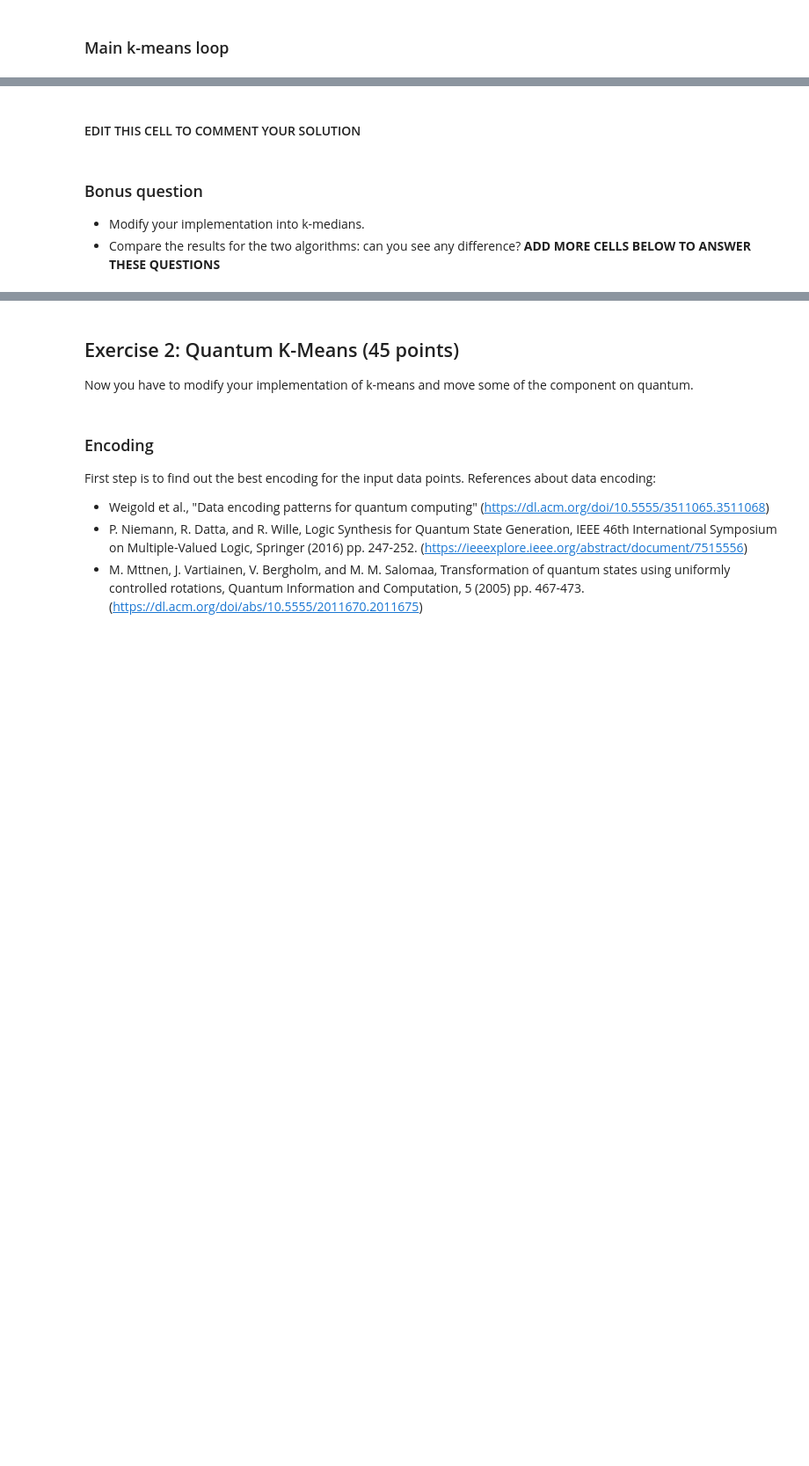
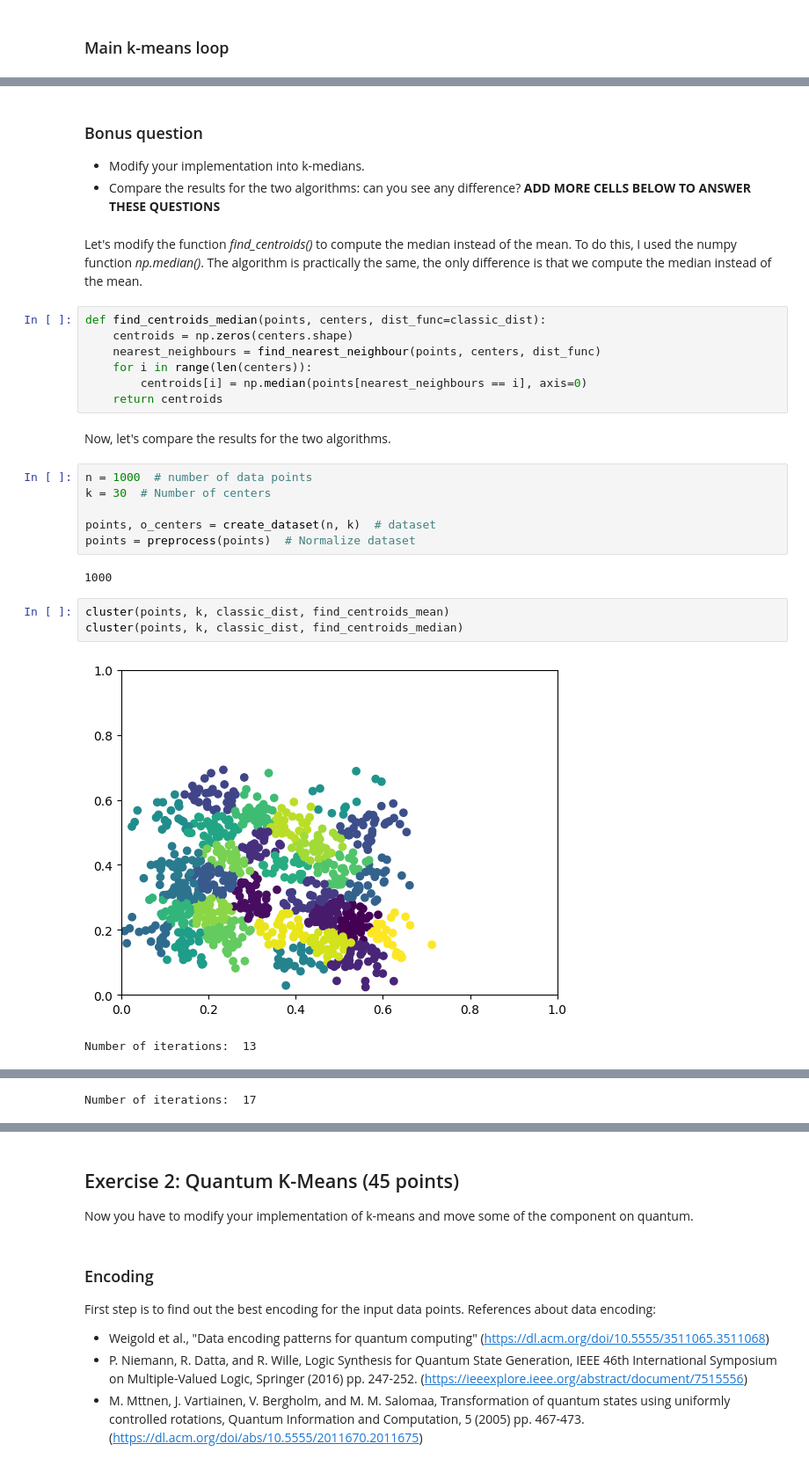
Before and after one commit to epi-xel/hybrid-classic-quantum-computing, a Jupyter notebook: Assignment_2/Hybrid Classic-Quantum Systems - Second Assignment.ipynb, the cells around one changed output, grey strips where cells are left out. Shown at 88% size. Cells and saved outputs as stored; diff of their text form; blank space fills up the shorter version.

```diff
--- a/Assignment_2/Hybrid Classic-Quantum Systems - Second Assignment.ipynb
+++ b/Assignment_2/Hybrid Classic-Quantum Systems - Second Assignment.ipynb
@@ -117,7 +174,31 @@ centroids = initialize_centroids(points, k)  # Intialize centroids
-# %% [markdown]
-#### EDIT THIS CELL TO COMMENT YOUR SOLUTION ####
 # %% [markdown]
 ### Bonus question ###
 * Modify your implementation into k-medians.
 * Compare the results for the two algorithms: can you see any difference?
 **ADD MORE CELLS BELOW TO ANSWER THESE QUESTIONS**
+# %% [markdown]
+Let's modify the function *find_centroids()* to compute the median instead of the mean. To do this, I used the numpy function *np.median()*.
+The algorithm is practically the same, the only difference is that we compute the median instead of the mean.
+# %%
+def find_centroids_median(points, centers, dist_func=classic_dist):
+    centroids = np.zeros(centers.shape)
+    nearest_neighbours = find_nearest_neighbour(points, centers, dist_func)
+    for i in range(len(centers)):
+        centroids[i] = np.median(points[nearest_neighbours == i], axis=0)
+    return centroids
+# %% [markdown]
+Now, let's compare the results for the two algorithms.
+# %%
+n = 1000  # number of data points
+k = 30  # Number of centers
+
+points, o_centers = create_dataset(n, k)  # dataset
+points = preprocess(points)  # Normalize dataset
+# %% [output]
+1000
+# %%
+cluster(points, k, classic_dist, find_centroids_mean)
+cluster(points, k, classic_dist, find_centroids_median)
+# %% [output]
+[figure, added]
+Number of iterations:  13
@@ -123,0 +206 @@ centroids = initialize_centroids(points, k)  # Intialize centroids
+Number of iterations:  17
```
Also changed, not shown: parts of 70 cells of this notebook, 12 other files.
